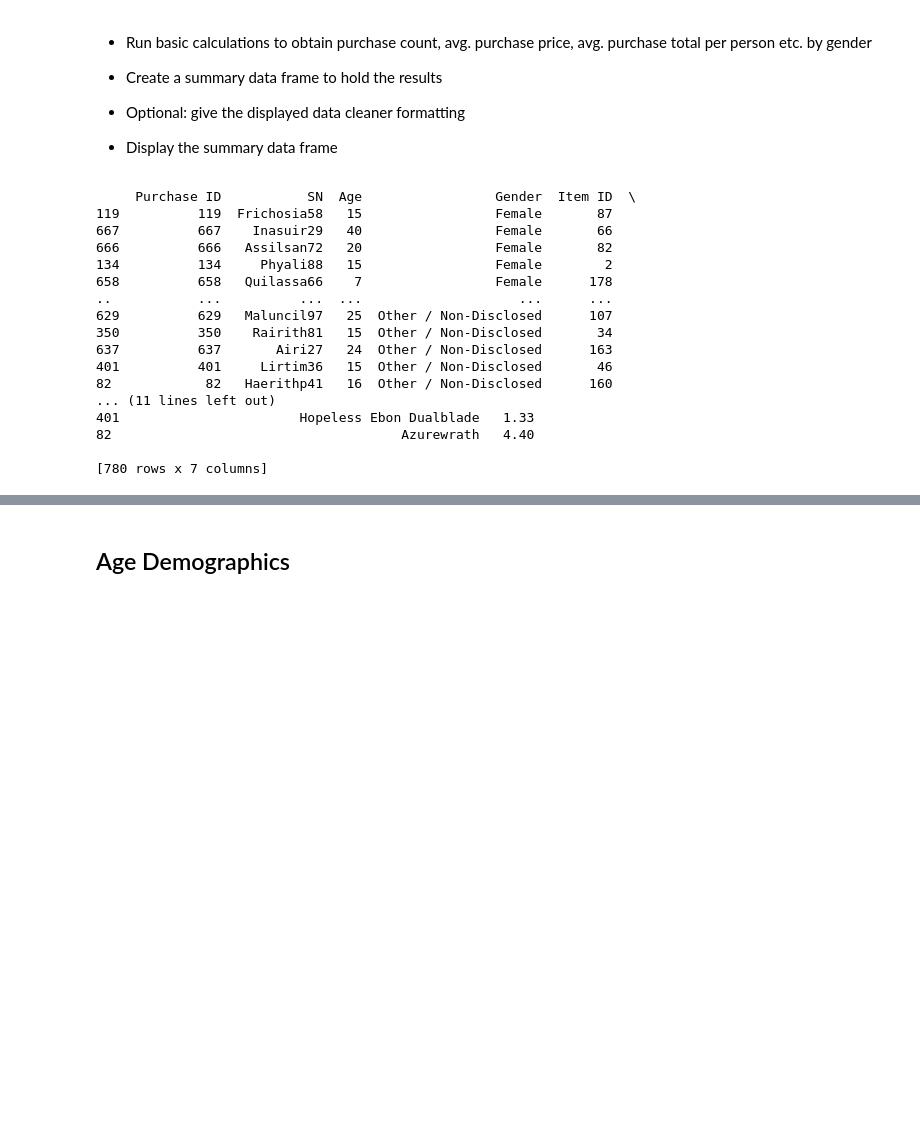
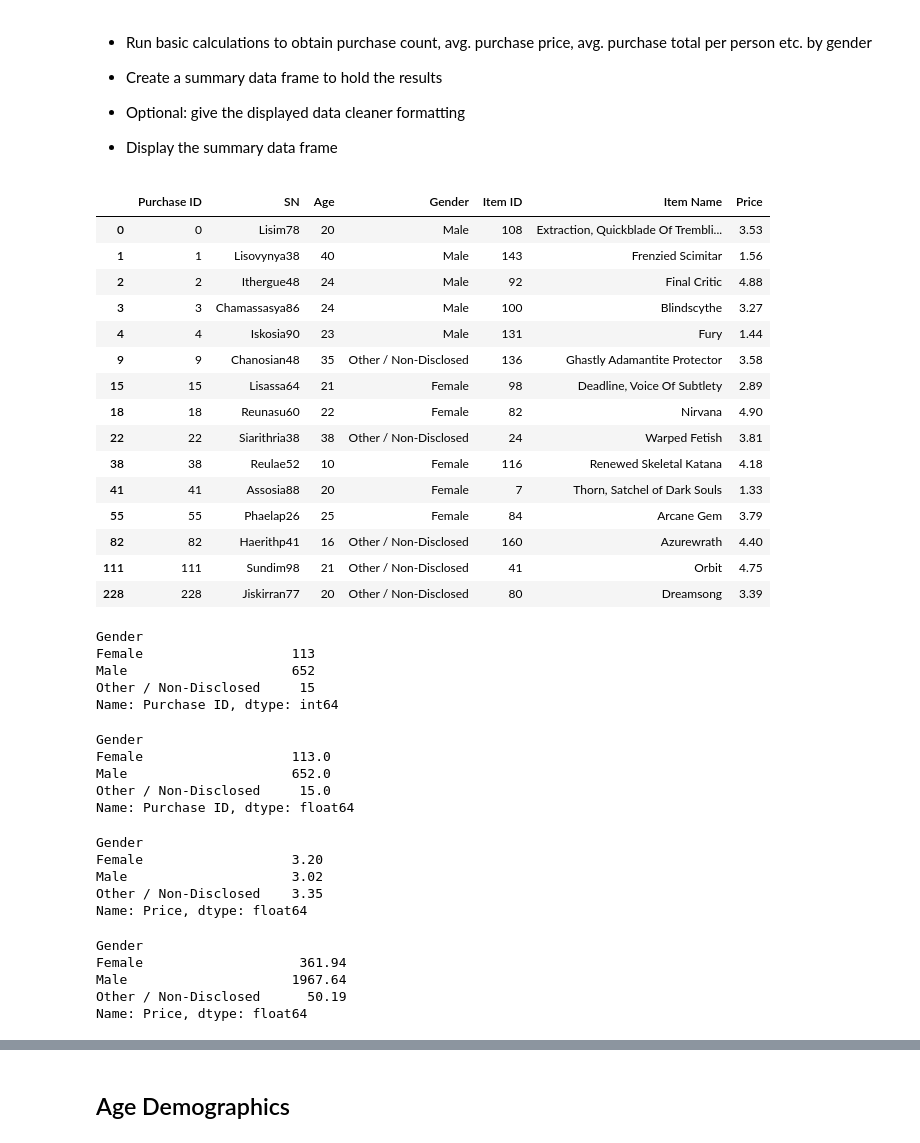
Before and after one commit to dmayo0317/pandas-challenge, a Jupyter notebook: HeroesOfPymoli/HeroesOfPymoli_starter.ipynb, the cells around one changed output, grey strips where cells are left out. Saved outputs shown, nothing was run; the diff lists cells and outputs as text; code cells hidden in the pictures; blank space fills up the shorter version.

```diff
--- a/HeroesOfPymoli/HeroesOfPymoli_starter.ipynb
+++ b/HeroesOfPymoli/HeroesOfPymoli_starter.ipynb
@@ -164,23 +164,62 @@ gender_counts_df
 * Display the summary data frame
 # %%
 #Sort the Data based on Gender
-group_gender_df=purchase_data_df.sort_values(['Gender'])
-print(group_gender_df)
+group_gender_df = purchase_data_df.groupby('Gender')
+group_gender_df.head()
 # %% [output]
-     Purchase ID           SN  Age                 Gender  Item ID  \
-119          119  Frichosia58   15                 Female       87
-667          667    Inasuir29   40                 Female       66
-666          666   Assilsan72   20                 Female       82
-134          134     Phyali88   15                 Female        2
-658          658   Quilassa66    7                 Female      178
-..           ...          ...  ...                    ...      ...
-629          629   Maluncil97   25  Other / Non-Disclosed      107
-350          350    Rairith81   15  Other / Non-Disclosed       34
-637          637       Airi27   24  Other / Non-Disclosed      163
-401          401     Lirtim36   15  Other / Non-Disclosed       46
-82            82   Haerithp41   16  Other / Non-Disclosed      160
-... (11 lines left out)
-401                       Hopeless Ebon Dualblade   1.33
-82                                     Azurewrath   4.40
-
-[780 rows x 7 columns]
+|  | Purchase ID | SN | Age | Gender | Item ID | Item Name | Price |
+| 0 | 0 | Lisim78 | 20 | Male | 108 | Extraction, Quickblade Of Trembli... | 3.53 |
+| 1 | 1 | Lisovynya38 | 40 | Male | 143 | Frenzied Scimitar | 1.56 |
+| 2 | 2 | Ithergue48 | 24 | Male | 92 | Final Critic | 4.88 |
+| 3 | 3 | Chamassasya86 | 24 | Male | 100 | Blindscythe | 3.27 |
+| 4 | 4 | Iskosia90 | 23 | Male | 131 | Fury | 1.44 |
+| 9 | 9 | Chanosian48 | 35 | Other / Non-Disclosed | 136 | Ghastly Adamantite Protector | 3.58 |
+| 15 | 15 | Lisassa64 | 21 | Female | 98 | Deadline, Voice Of Subtlety | 2.89 |
+| 18 | 18 | Reunasu60 | 22 | Female | 82 | Nirvana | 4.90 |
+| 22 | 22 | Siarithria38 | 38 | Other / Non-Disclosed | 24 | Warped Fetish | 3.81 |
+| 38 | 38 | Reulae52 | 10 | Female | 116 | Renewed Skeletal Katana | 4.18 |
+| 41 | 41 | Assosia88 | 20 | Female | 7 | Thorn, Satchel of Dark Souls | 1.33 |
+| 55 | 55 | Phaelap26 | 25 | Female | 84 | Arcane Gem | 3.79 |
+| 82 | 82 | Haerithp41 | 16 | Other / Non-Disclosed | 160 | Azurewrath | 4.40 |
+| 111 | 111 | Sundim98 | 21 | Other / Non-Disclosed | 41 | Orbit | 4.75 |
+| 228 | 228 | Jiskirran77 | 20 | Other / Non-Disclosed | 80 | Dreamsong | 3.39 |
+# %%
+#Count of each Group
+gender_count = group_gender_df['Purchase ID'].count()
+gender_count
+# %% [output]
+Gender
+Female                   113
+Male                     652
+Other / Non-Disclosed     15
+Name: Purchase ID, dtype: int64
+# %%
+#change the data type from interger to float to make all the data types the same
+gender_count = gender_count_df.astype(float)
+gender_count
+# %% [output]
+Gender
+Female                   113.0
+Male                     652.0
+Other / Non-Disclosed     15.0
+Name: Purchase ID, dtype: float64
+# %%
+#Average Purchase Price
+gender_avg_purchase_price = round (group_gender_df["Price"].mean(),2)
+gender_avg_purchase_price
+# %% [output]
+Gender
+Female                   3.20
+Male                     3.02
+Other / Non-Disclosed    3.35
+Name: Price, dtype: float64
+# %%
+#Total Purchase Value
+gender_total_purchase_price = round(group_gender_df["Price"].sum(),2)
+gender_total_purchase_price
+# %% [output]
+Gender
+Female                    361.94
+Male                     1967.64
+Other / Non-Disclosed      50.19
+Name: Price, dtype: float64
```
Also changed, not shown: parts of 4 cells of this notebook.
